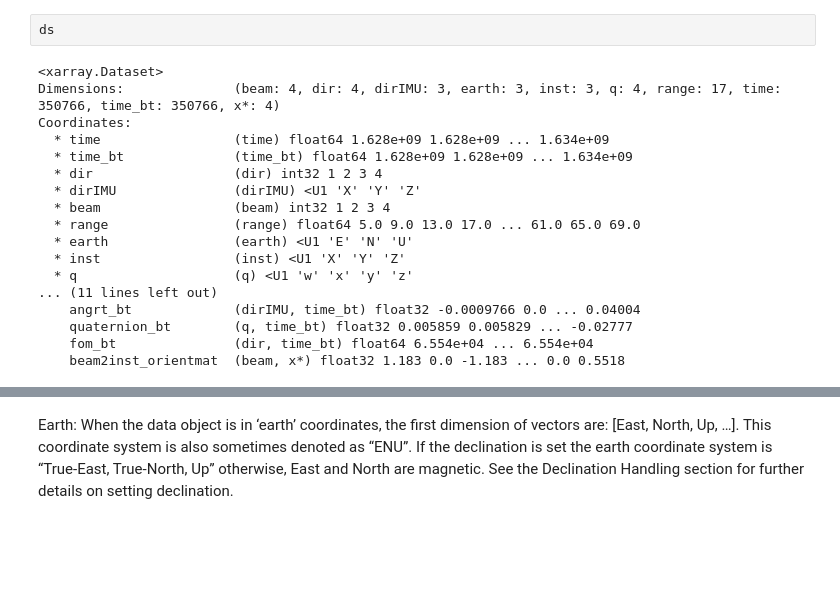
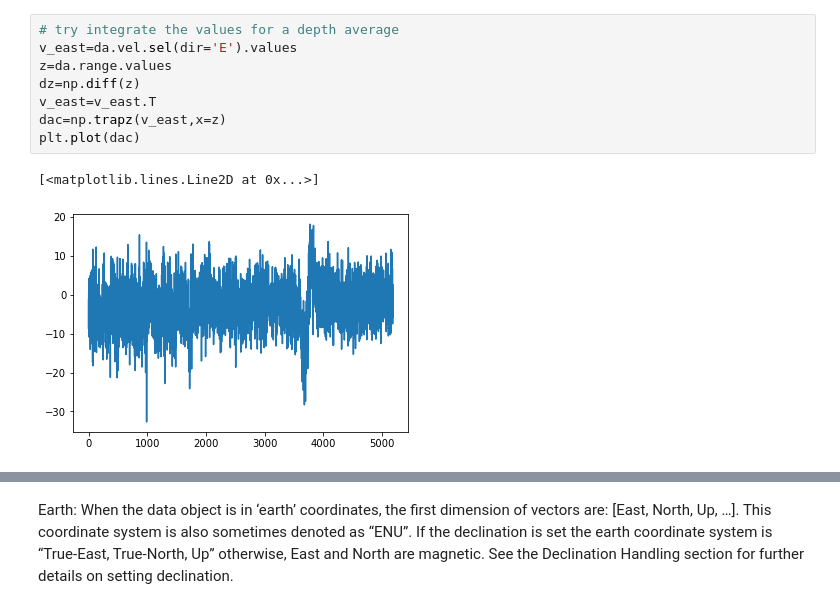
Before and after one commit to LewisDrysdale/autonaut-ADCP-data, a Jupyter notebook: read_raw_to_AD2CP.ipynb, the cells around one changed output, grey strips where cells are left out. Saved outputs shown, nothing was run; the diff lists cells and outputs as text; blank space fills up the shorter version.

```diff
--- a/read_raw_to_AD2CP.ipynb
+++ b/read_raw_to_AD2CP.ipynb
@@ -102,20 +182,11 @@ Reading file c:/Users\sa01ld\OneDrive - SAMS\Projects\Autonaut-EE\Non-Acoustic d
-# %%
-ds
-# %% [output]
-<xarray.Dataset>
-Dimensions:              (beam: 4, dir: 4, dirIMU: 3, earth: 3, inst: 3, q: 4, range: 17, time: 350766, time_bt: 350766, x*: 4)
-Coordinates:
-  * time                 (time) float64 1.628e+09 1.628e+09 ... 1.634e+09
-  * time_bt              (time_bt) float64 1.628e+09 1.628e+09 ... 1.634e+09
-  * dir                  (dir) int32 1 2 3 4
-  * dirIMU               (dirIMU) <U1 'X' 'Y' 'Z'
-  * beam                 (beam) int32 1 2 3 4
-  * range                (range) float64 5.0 9.0 13.0 17.0 ... 61.0 65.0 69.0
-  * earth                (earth) <U1 'E' 'N' 'U'
-  * inst                 (inst) <U1 'X' 'Y' 'Z'
-  * q                    (q) <U1 'w' 'x' 'y' 'z'
-... (11 lines left out)
-    angrt_bt             (dirIMU, time_bt) float32 -0.0009766 0.0 ... 0.04004
-    quaternion_bt        (q, time_bt) float32 0.005859 0.005829 ... -0.02777
-    fom_bt               (dir, time_bt) float64 6.554e+04 ... 6.554e+04
-    beam2inst_orientmat  (beam, x*) float32 1.183 0.0 -1.183 ... 0.0 0.5518
+# %%
+# try integrate the values for a depth average
+v_east=da.vel.sel(dir='E').values
+z=da.range.values
+dz=np.diff(z)
+v_east=v_east.T
+dac=np.trapz(v_east,x=z)
+plt.plot(dac)
+# %% [output]
+[<matplotlib.lines.Line2D at 0x...>]
+[figure, added]
```
Also changed, not shown: parts of 7 cells of this notebook, 38 other files.
